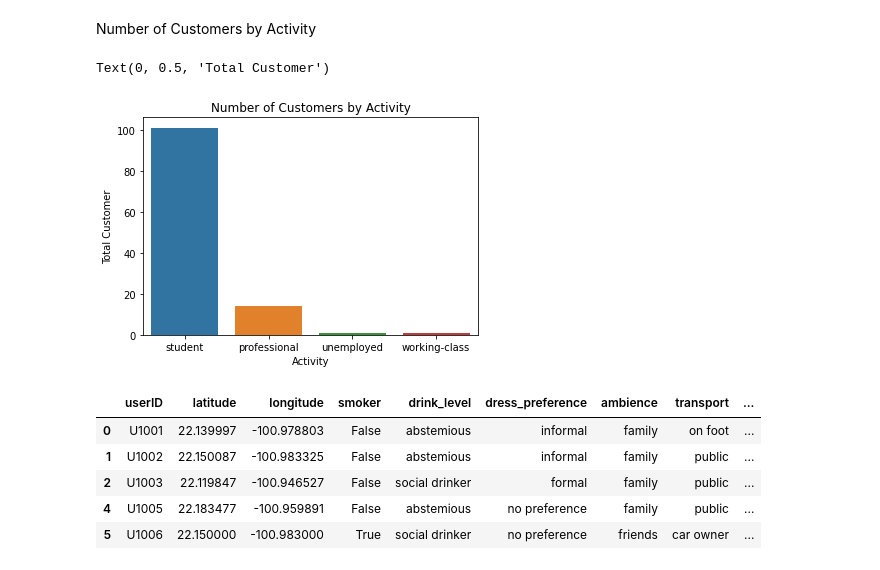
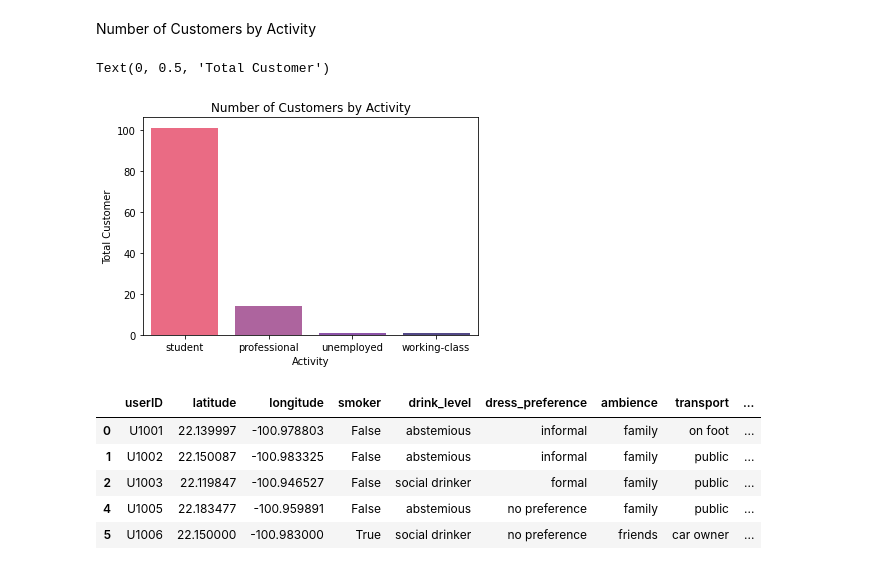
Before and after one commit to crzysab/Stupen-Task, a Jupyter notebook: Task3_Group1.ipynb, the cells around one changed output. Drawn from its saved outputs; the diff is of its cells as text; code cells hidden in the pictures.

```diff
--- a/Task3_Group1.ipynb
+++ b/Task3_Group1.ipynb
@@ -235,13 +235,13 @@ import seaborn as sns
 Number of Customers by Activity
 # %%
 ax = plt.axes()
-sns.countplot(x='activity', data=df)
+sns.countplot(x='activity', data=df, palette=['#FF5677','#B958A5','#9145B6','#4C3F91'])
 ax.set_title('Number of Customers by Activity')
 ax.set_xlabel('Activity')
 ax.set_ylabel('Total Customer')
 # %% [output]
 Text(0, 0.5, 'Total Customer')
-[figure, old version]
+[figure, new version]
 # %%
 # Membuat data frame baru untuk filter hanya 'Student'
 
```
